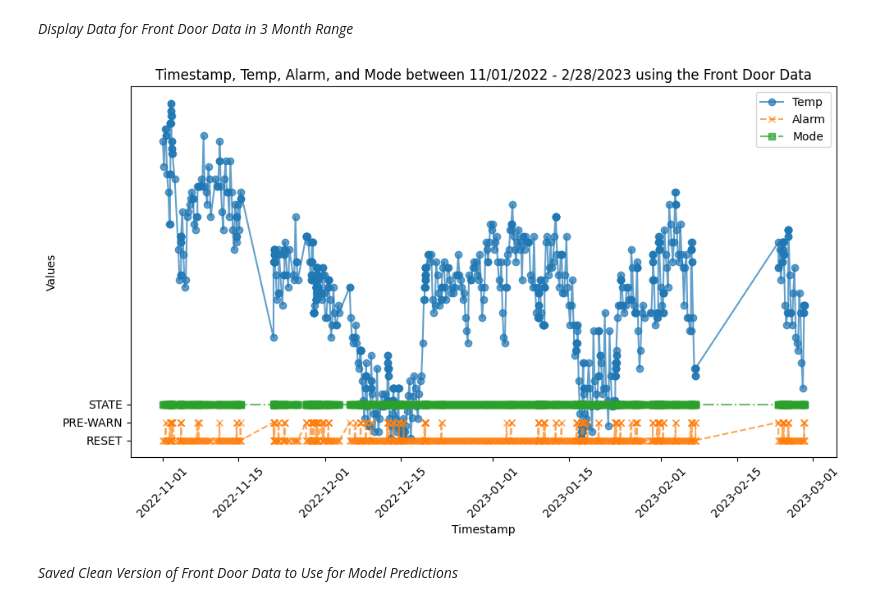
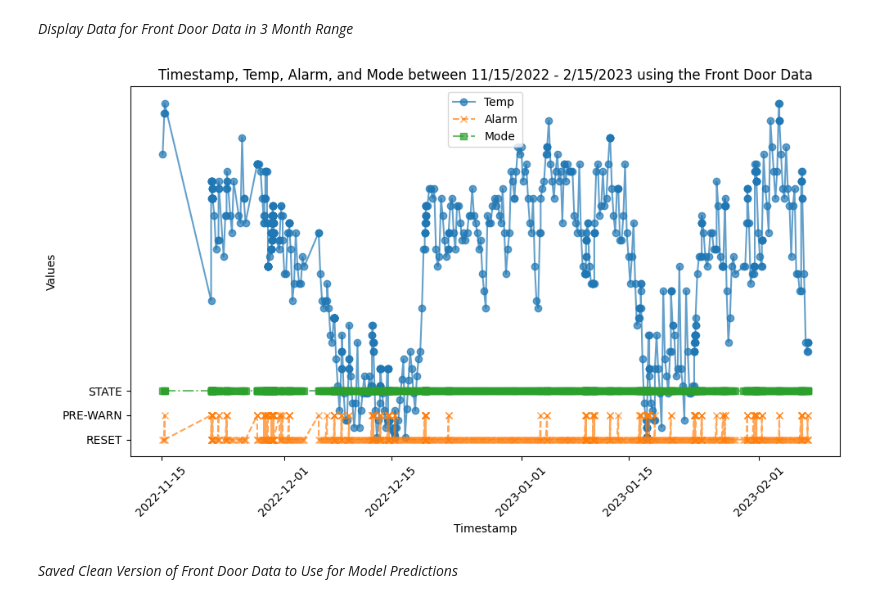
Before and after one commit to oxayavongsa/aai-530-iot, a Jupyter notebook: EDA2.ipynb, the cells around one changed output. Saved outputs shown, nothing was run; the diff lists cells and outputs as text; code cells hidden in the pictures.

Commit message:
Clean Revision 2 - Thai

```diff
--- a/EDA2.ipynb
+++ b/EDA2.ipynb
@@ -406,30 +406,30 @@ plt.show()
 *Display Data for Front Door Data in 3 Month Range*
 # %%
 # Filter the DataFrame to include only data between 11/2022 and 2/2023
-df_filtered = df_cleaned1[(df_cleaned['Timestamp'] >= '2022-11-01') & (df_cleaned1['Timestamp'] <= '2023-02-28')]
+df_filtered = df_cleaned1[(df_cleaned['Timestamp'] >= '2022-11-15') & (df_cleaned1['Timestamp'] <= '2023-02-15')]
 
 # Plot the combined graph for the filtered data
 plt.figure(figsize=(10, 6))
 
 # Timestamp vs Temp
 plt.plot(df_filtered['Timestamp'], df_filtered['Temp'], label='Temp', marker='o', linestyle='-', alpha=0.7)
 
 # Timestamp vs Alarm
 plt.plot(df_filtered['Timestamp'], df_filtered['Alarm'], label='Alarm', marker='x', linestyle='--', alpha=0.7)
 
 # Timestamp vs Mode
 plt.plot(df_filtered['Timestamp'], df_filtered['Mode'], label='Mode', marker='s', linestyle='-.', alpha=0.7)
 
 # Adding labels, legend, and layout adjustments
-plt.title('Timestamp, Temp, Alarm, and Mode between 11/01/2022 - 2/28/2023 using the Front Door Data')
+plt.title('Timestamp, Temp, Alarm, and Mode between 11/15/2022 - 2/15/2023 using the Front Door Data')
 plt.xlabel('Timestamp')
 plt.ylabel('Values')
 plt.xticks(rotation=45)
 plt.legend()
 plt.tight_layout()
 plt.show()
 # %% [output]
-[figure, old version]
+[figure, new version]
 # %% [markdown]
 *Saved Clean Version of Front Door Data to Use for Model Predictions*
 # %%
```
